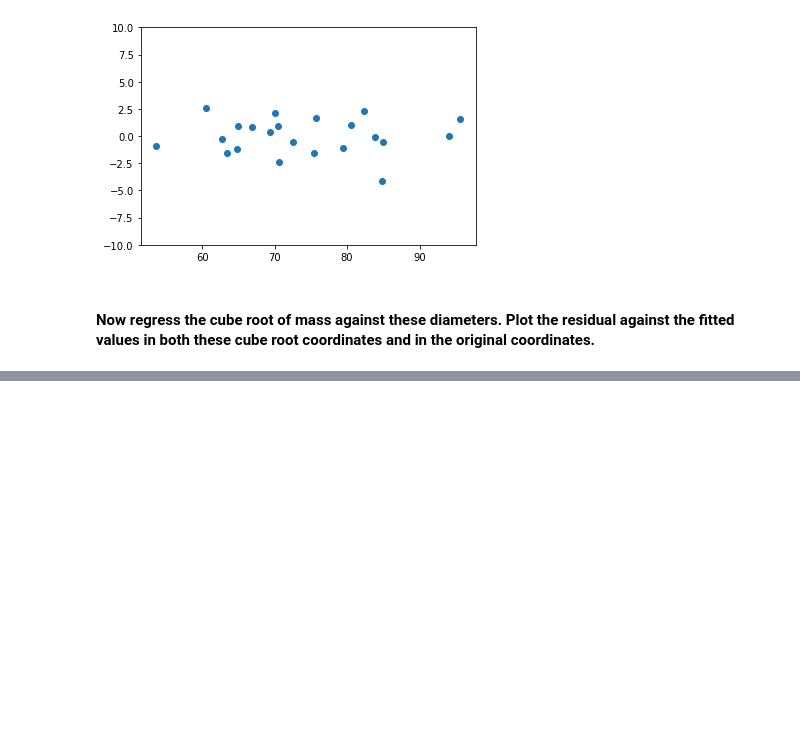
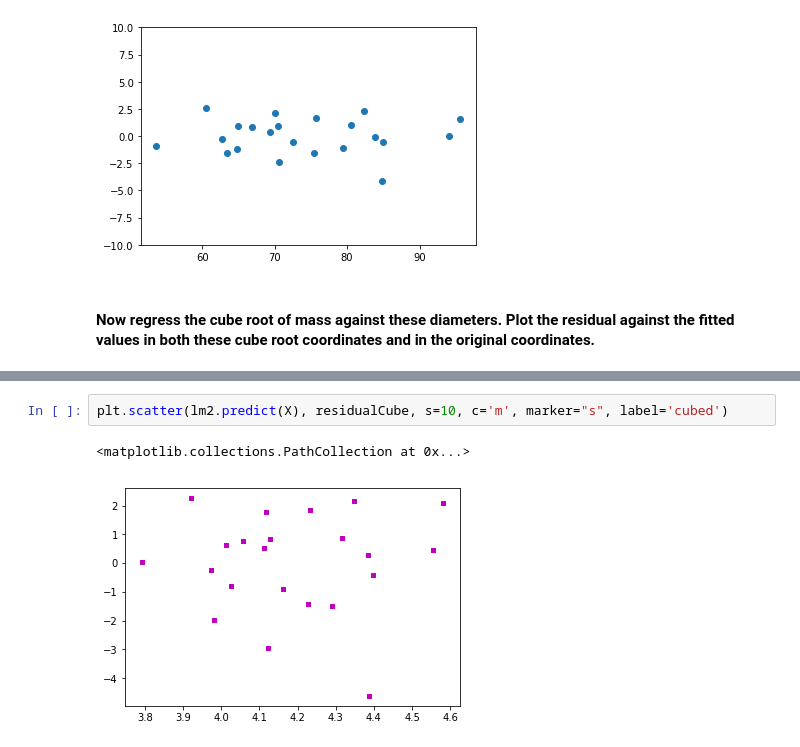
Before and after one commit to behroozmrd47/CS-498-AML-HW5, a Jupyter notebook: 7.10.ipynb, the cells around one changed output, grey strips where cells are left out. Cells and saved outputs as stored; diff of their text form; blank space fills up the shorter version.

```diff
--- a/7.10.ipynb
+++ b/7.10.ipynb
@@ -141,0 +133,5 @@ plt.show()
+# %%
+plt.scatter(lm2.predict(X), residualCube, s=10, c='m', marker="s", label='cubed')
+# %% [output]
+<matplotlib.collections.PathCollection at 0x...>
+[figure, added]
```
Also changed, not shown: parts of 13 cells of this notebook, 1 other file.
